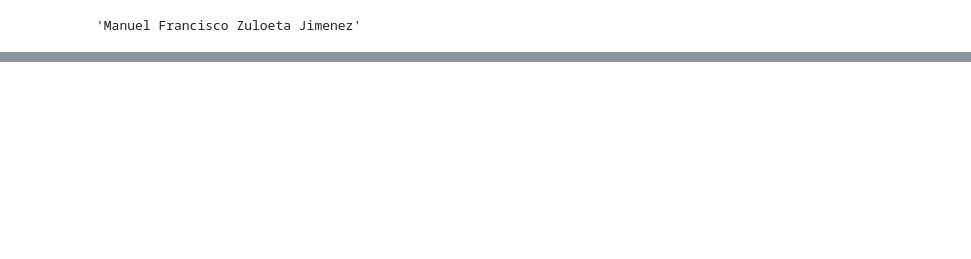
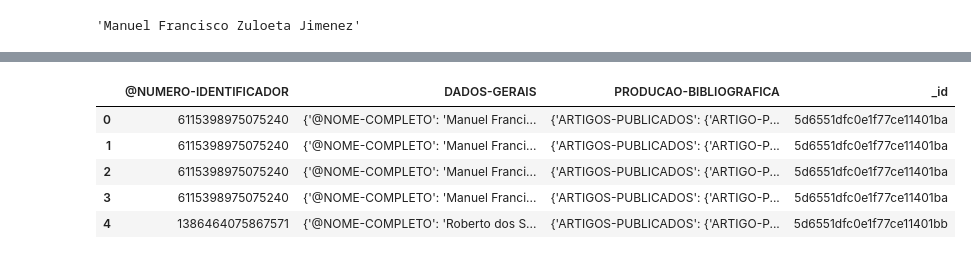
Before and after one commit to davibarreira/PBMNet, a Jupyter notebook: Dataframe_from_Mongo.ipynb, the cells around one changed output, grey strips where cells are left out. Cells and saved outputs as stored; diff of their text form; code cells hidden in the pictures; blank space fills up the shorter version.

```diff
--- a/Dataframe_from_Mongo.ipynb
+++ b/Dataframe_from_Mongo.ipynb
@@ -34,6 +80,15 @@ def Unest_Titulo_Artigo(cell):
 
 def Unest_Ano_Artigo(cell):
     return cell['ARTIGOS-PUBLICADOS']['ARTIGO-PUBLICADO']['DADOS-BASICOS-DO-ARTIGO']['@ANO-DO-ARTIGO'].strip()
+# %%
+pd.DataFrame(unwind).head()
+# %% [output]
+|  | @NUMERO-IDENTIFICADOR | DADOS-GERAIS | PRODUCAO-BIBLIOGRAFICA | _id |
+| 0 | 6115398975075240 | {'@NOME-COMPLETO': 'Manuel Franci... | {'ARTIGOS-PUBLICADOS': {'ARTIGO-P... | 5d6551dfc0e1f77ce11401ba |
+| 1 | 6115398975075240 | {'@NOME-COMPLETO': 'Manuel Franci... | {'ARTIGOS-PUBLICADOS': {'ARTIGO-P... | 5d6551dfc0e1f77ce11401ba |
+| 2 | 6115398975075240 | {'@NOME-COMPLETO': 'Manuel Franci... | {'ARTIGOS-PUBLICADOS': {'ARTIGO-P... | 5d6551dfc0e1f77ce11401ba |
+| 3 | 6115398975075240 | {'@NOME-COMPLETO': 'Manuel Franci... | {'ARTIGOS-PUBLICADOS': {'ARTIGO-P... | 5d6551dfc0e1f77ce11401ba |
+| 4 | 1386464075867571 | {'@NOME-COMPLETO': 'Roberto dos S... | {'ARTIGOS-PUBLICADOS': {'ARTIGO-P... | 5d6551dfc0e1f77ce11401bb |
 # %%
 df = pd.DataFrame(unwind)
 
```
Also changed, not shown: parts of 10 cells of this notebook, 2 other files.
